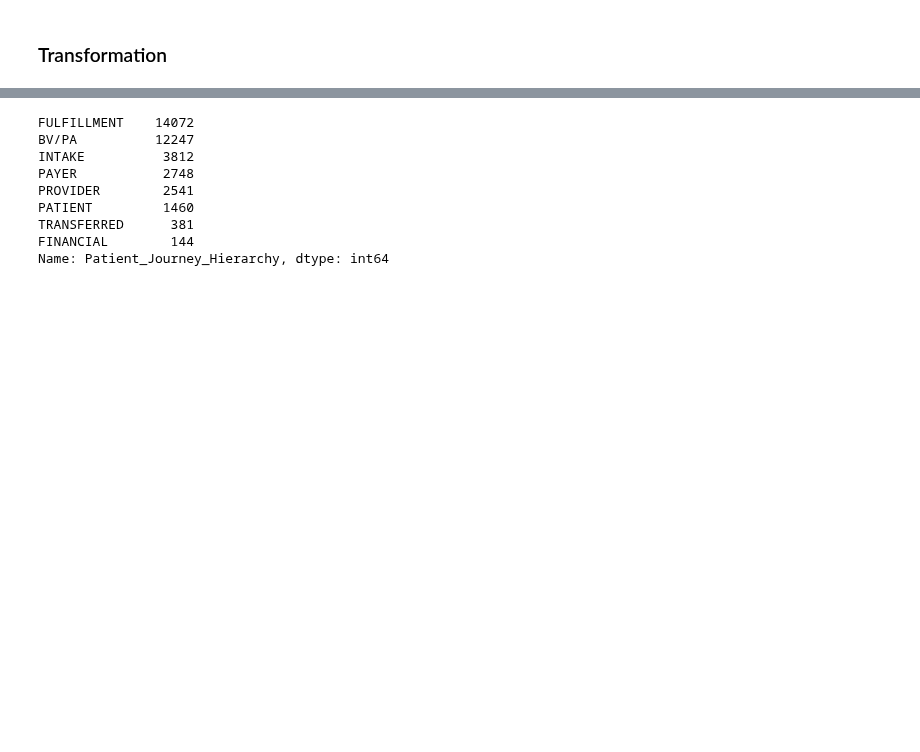
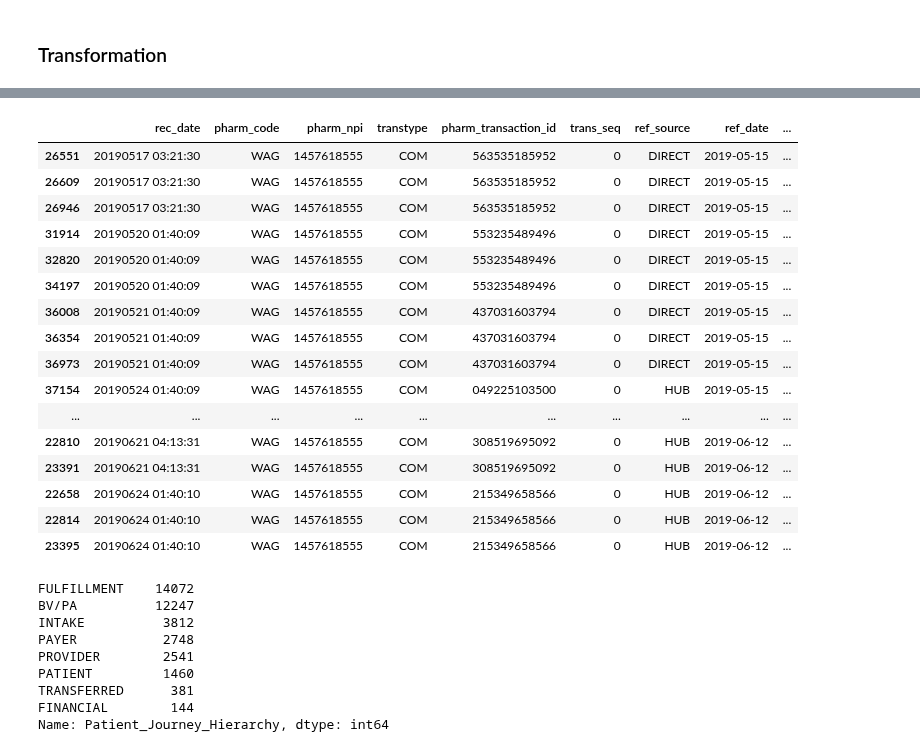
Before and after one commit to RyanAdalbert/s3parq, a Jupyter notebook: transforms/pending_enrichment.ipynb, the cells around one changed output, grey strips where cells are left out. Saved outputs shown, nothing was run; the diff lists cells and outputs as text; code cells hidden in the pictures; blank space fills up the shorter version.

```diff
--- a/transforms/pending_enrichment.ipynb
+++ b/transforms/pending_enrichment.ipynb
@@ -339,3 +446,25 @@ unittest.main(argv=[''],verbosity=2,exit=False)
+# %%
+df[(df.msa_patient_id == unique_id_dict[i]['msa_patient_id'])
+   & (df.pharm_code == unique_id_dict[i]['pharm_code'])
+   & (df.medication == unique_id_dict[i]['medication'])]
+# %% [output]
+|  | rec_date | pharm_code | pharm_npi | transtype | pharm_transaction_id | trans_seq | ref_source | ref_date | ... |
+| 26551 | 20190517 03:21:30 | WAG | 1457618555 | COM | 563535185952 | 0 | DIRECT | 2019-05-15 | ... |
+| 26609 | 20190517 03:21:30 | WAG | 1457618555 | COM | 563535185952 | 0 | DIRECT | 2019-05-15 | ... |
+| 26946 | 20190517 03:21:30 | WAG | 1457618555 | COM | 563535185952 | 0 | DIRECT | 2019-05-15 | ... |
+| 31914 | 20190520 01:40:09 | WAG | 1457618555 | COM | 553235489496 | 0 | DIRECT | 2019-05-15 | ... |
+| 32820 | 20190520 01:40:09 | WAG | 1457618555 | COM | 553235489496 | 0 | DIRECT | 2019-05-15 | ... |
+| 34197 | 20190520 01:40:09 | WAG | 1457618555 | COM | 553235489496 | 0 | DIRECT | 2019-05-15 | ... |
+| 36008 | 20190521 01:40:09 | WAG | 1457618555 | COM | 437031603794 | 0 | DIRECT | 2019-05-15 | ... |
+| 36354 | 20190521 01:40:09 | WAG | 1457618555 | COM | 437031603794 | 0 | DIRECT | 2019-05-15 | ... |
+| 36973 | 20190521 01:40:09 | WAG | 1457618555 | COM | 437031603794 | 0 | DIRECT | 2019-05-15 | ... |
+| 37154 | 20190524 01:40:09 | WAG | 1457618555 | COM | 049225103500 | 0 | HUB | 2019-05-15 | ... |
+| ... | ... | ... | ... | ... | ... | ... | ... | ... | ... |
+| 22810 | 20190621 04:13:31 | WAG | 1457618555 | COM | 308519695092 | 0 | HUB | 2019-06-12 | ... |
+| 23391 | 20190621 04:13:31 | WAG | 1457618555 | COM | 308519695092 | 0 | HUB | 2019-06-12 | ... |
+| 22658 | 20190624 01:40:10 | WAG | 1457618555 | COM | 215349658566 | 0 | HUB | 2019-06-12 | ... |
+| 22814 | 20190624 01:40:10 | WAG | 1457618555 | COM | 215349658566 | 0 | HUB | 2019-06-12 | ... |
+| 23395 | 20190624 01:40:10 | WAG | 1457618555 | COM | 215349658566 | 0 | HUB | 2019-06-12 | ... |
 # %%
 # Fulfill <= Intake >=
 final_dataframe.Patient_Journey_Hierarchy.value_counts()
```
Also changed, not shown: parts of 19 cells of this notebook.
